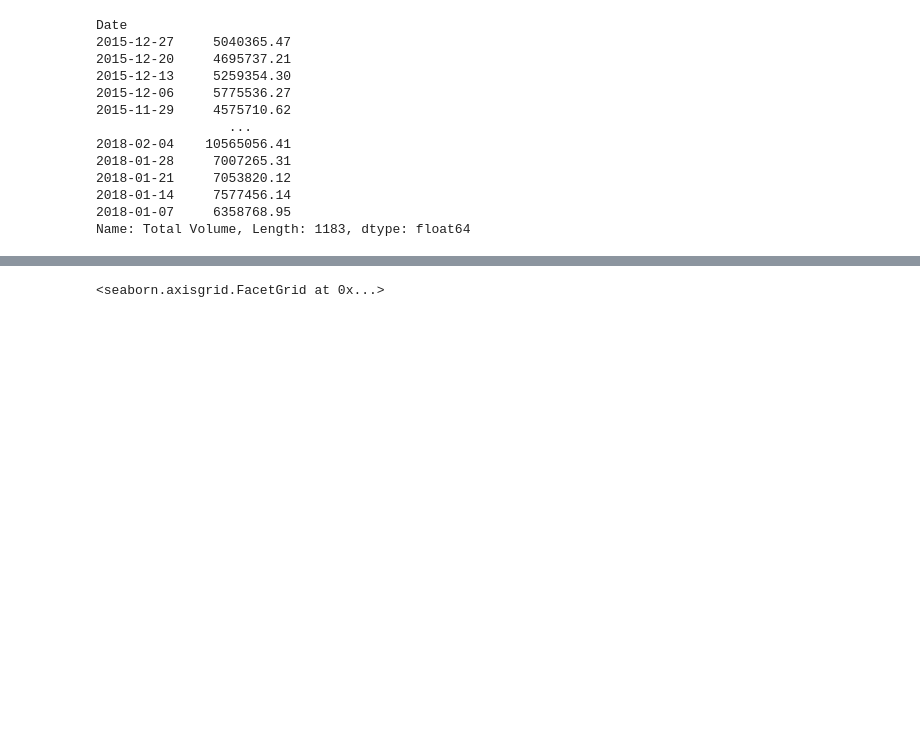
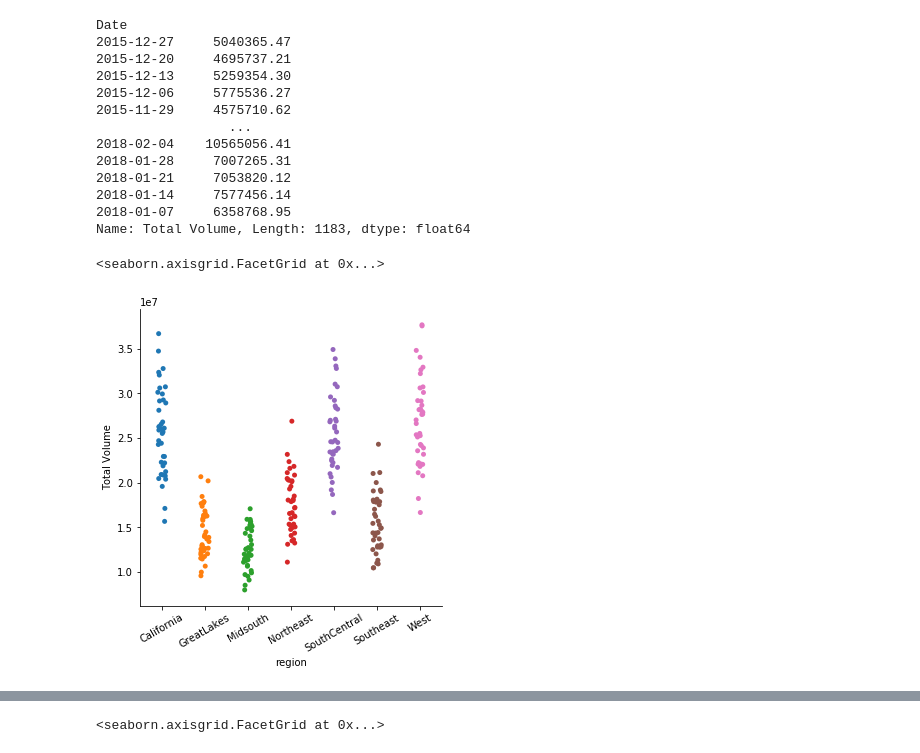
Before and after one commit to bfiroozfard/Avocado-price-Kaggle, a Jupyter notebook: EDA-AVOCADO-BEHNAM.ipynb, the cells around one changed output, grey strips where cells are left out. Cells and saved outputs as stored; diff of their text form; code cells hidden in the pictures; blank space fills up the shorter version.

```diff
--- a/EDA-AVOCADO-BEHNAM.ipynb
+++ b/EDA-AVOCADO-BEHNAM.ipynb
@@ -611,3 +633,3 @@ ax.set_title('total volume ');
 # %%
-g = db_regional_con.groupby(pd.Grouper(freq="M")).sum()
+m_r = db_regional_con.groupby([pd.Grouper(freq="M"),"region"])["Total Volume"].sum()
 # %%
@@ -622,0 +645,3 @@ g.head()
+# %%
+m_r_df=m_r.to_frame().reset_index()
+m_r_df.head(14)
@@ -743,3 +821,10 @@ Date
 2018-01-14     7577456.14
 2018-01-07     6358768.95
 Name: Total Volume, Length: 1183, dtype: float64
+# %%
+# category plot  for the 7 region   monthly sales volume
+g=sns.catplot(x='region',y='Total Volume',data=m_r_df)
+g.set_xticklabels(rotation=30)
+# %% [output]
+<seaborn.axisgrid.FacetGrid at 0x...>
+[figure, added]
```
Also changed, not shown: parts of 38 cells of this notebook.
